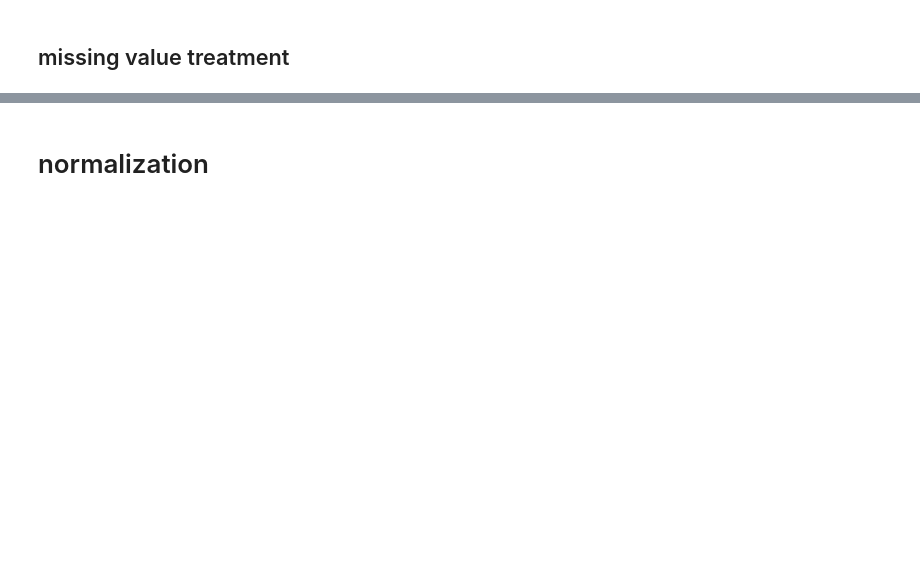
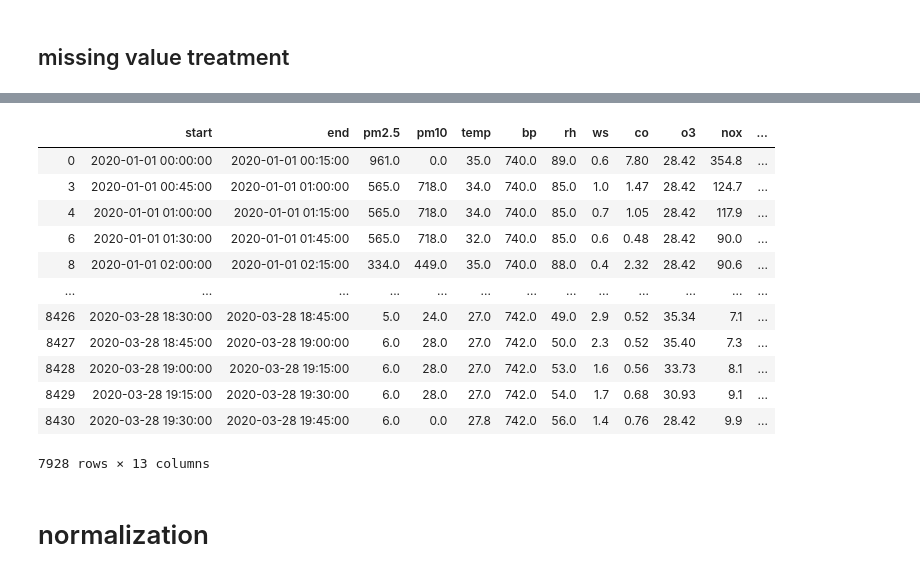
Before and after one commit to rishabh214/Predicting-PM2.5-using-ML, a Jupyter notebook: Data Manipulation.ipynb, the cells around one changed output, grey strips where cells are left out. Saved outputs shown, nothing was run; the diff lists cells and outputs as text; code cells hidden in the pictures; blank space fills up the shorter version.

```diff
--- a/Data Manipulation.ipynb
+++ b/Data Manipulation.ipynb
@@ -156,3 +163,19 @@ df['so2'].fillna(df['so2'].mean(),inplace= True)
+# %%
+df
+# %% [output]
+|  | start | end | pm2.5 | pm10 | temp | bp | rh | ws | co | o3 | nox | ... |
+| 0 | 2020-01-01 00:00:00 | 2020-01-01 00:15:00 | 961.0 | 0.0 | 35.0 | 740.0 | 89.0 | 0.6 | 7.80 | 28.42 | 354.8 | ... |
+| 3 | 2020-01-01 00:45:00 | 2020-01-01 01:00:00 | 565.0 | 718.0 | 34.0 | 740.0 | 85.0 | 1.0 | 1.47 | 28.42 | 124.7 | ... |
+| 4 | 2020-01-01 01:00:00 | 2020-01-01 01:15:00 | 565.0 | 718.0 | 34.0 | 740.0 | 85.0 | 0.7 | 1.05 | 28.42 | 117.9 | ... |
+| 6 | 2020-01-01 01:30:00 | 2020-01-01 01:45:00 | 565.0 | 718.0 | 32.0 | 740.0 | 85.0 | 0.6 | 0.48 | 28.42 | 90.0 | ... |
+| 8 | 2020-01-01 02:00:00 | 2020-01-01 02:15:00 | 334.0 | 449.0 | 35.0 | 740.0 | 88.0 | 0.4 | 2.32 | 28.42 | 90.6 | ... |
+| ... | ... | ... | ... | ... | ... | ... | ... | ... | ... | ... | ... | ... |
+| 8426 | 2020-03-28 18:30:00 | 2020-03-28 18:45:00 | 5.0 | 24.0 | 27.0 | 742.0 | 49.0 | 2.9 | 0.52 | 35.34 | 7.1 | ... |
+| 8427 | 2020-03-28 18:45:00 | 2020-03-28 19:00:00 | 6.0 | 28.0 | 27.0 | 742.0 | 50.0 | 2.3 | 0.52 | 35.40 | 7.3 | ... |
+| 8428 | 2020-03-28 19:00:00 | 2020-03-28 19:15:00 | 6.0 | 28.0 | 27.0 | 742.0 | 53.0 | 1.6 | 0.56 | 33.73 | 8.1 | ... |
+| 8429 | 2020-03-28 19:15:00 | 2020-03-28 19:30:00 | 6.0 | 28.0 | 27.0 | 742.0 | 54.0 | 1.7 | 0.68 | 30.93 | 9.1 | ... |
+| 8430 | 2020-03-28 19:30:00 | 2020-03-28 19:45:00 | 6.0 | 0.0 | 27.8 | 742.0 | 56.0 | 1.4 | 0.76 | 28.42 | 9.9 | ... |
+7928 rows × 13 columns
 # %% [markdown]
 # normalization
 # %%
```
Also changed, not shown: parts of 18 cells of this notebook, 4 other files.
